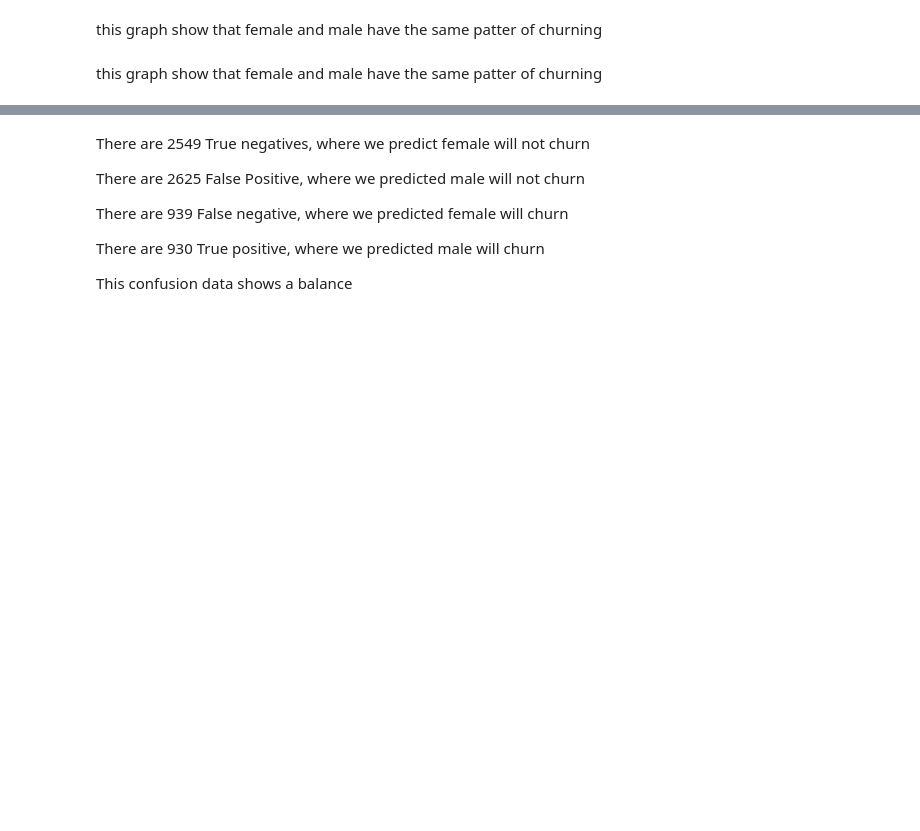
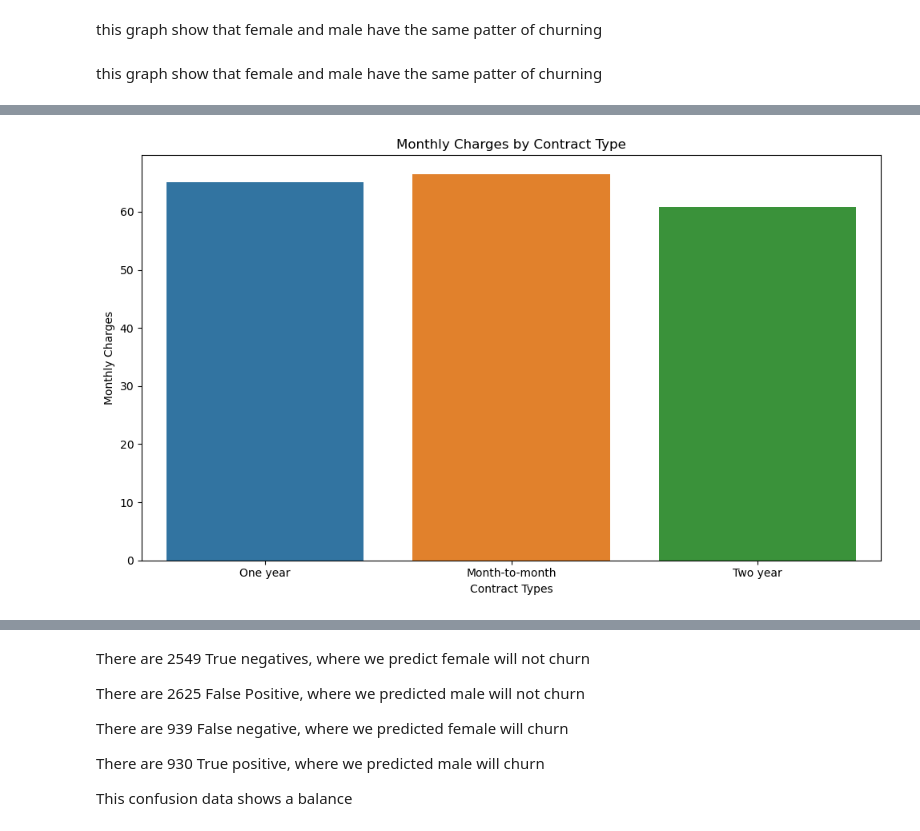
Before and after one commit to Thoai-Adam/ClassificationProject, a Jupyter notebook: final_project.ipynb, the cells around one changed output, grey strips where cells are left out. Cells and saved outputs as stored; diff of their text form; code cells hidden in the pictures; blank space fills up the shorter version.

```diff
--- a/final_project.ipynb
+++ b/final_project.ipynb
@@ -825,3 +846,13 @@ this graph show that female and male have the same patter of churning
+# %%
+plt.figure(figsize=(10, 6))
+sns.barplot(data=df, x='contract_type', y='monthly_charges', ci=None)
+plt.xlabel('Contract Types')
+plt.ylabel('Monthly Charges')
+plt.title('Monthly Charges by Contract Type')
+plt.tight_layout()
+plt.show()
+# %% [output]
+[figure, added]
 # %%
 # Confusion Matrix: cross tab of 2 catagorical ; contract_type and payment_type
 pd.crosstab(df.gender, df.churn)
```
Also changed, not shown: parts of 39 cells of this notebook.
